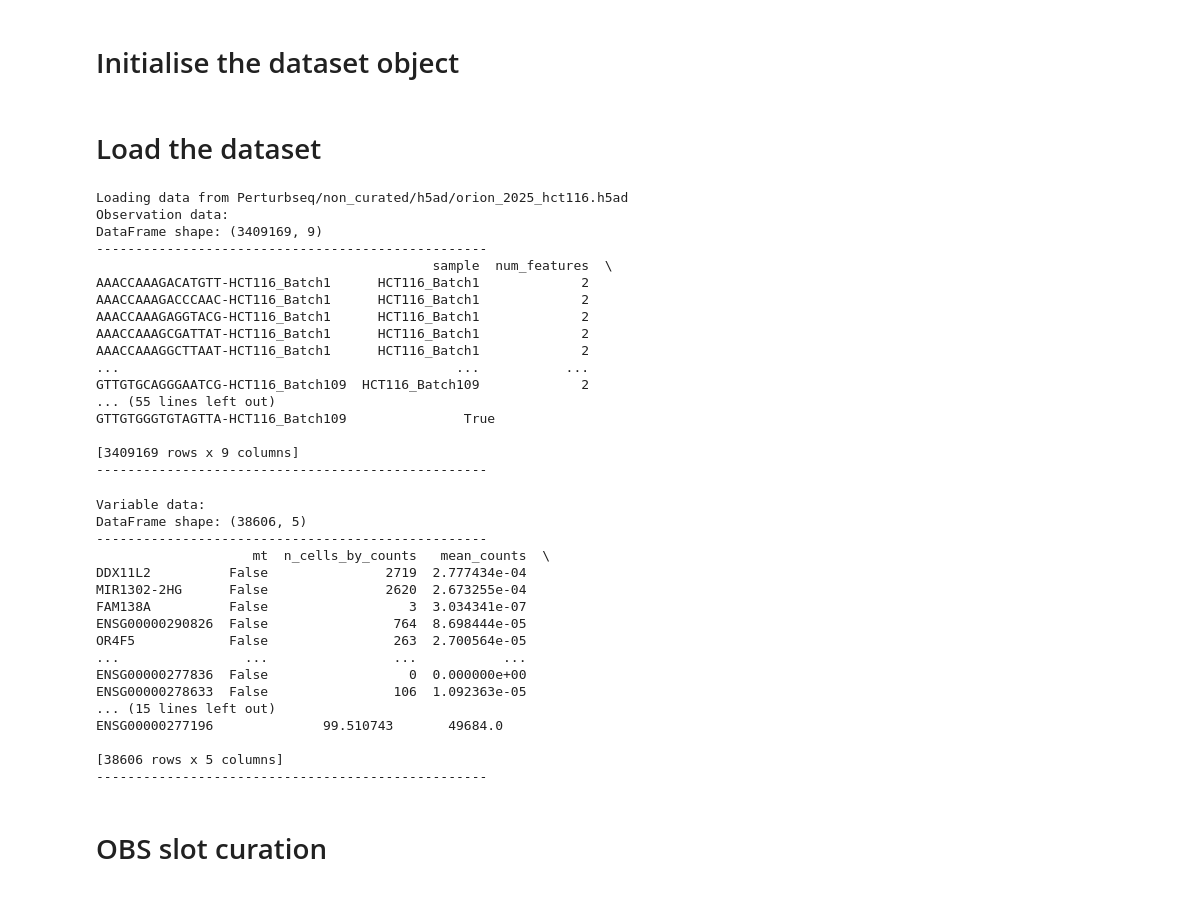
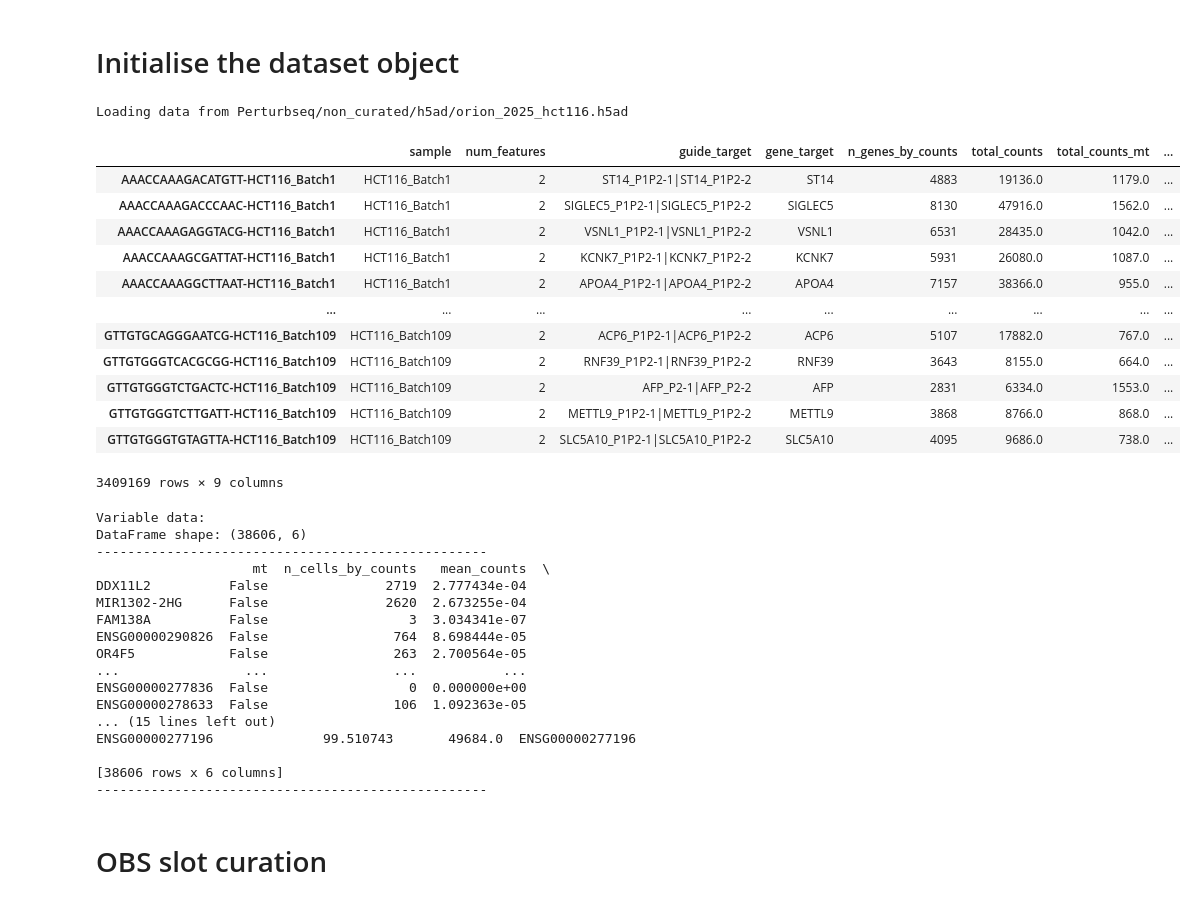
Before and after one commit to EMBL-EBI-ABC/PerturbationCatalogue, a Jupyter notebook: data_exploration/Perturbseq/curation_notebooks/orion_2025_hct116.ipynb, the cells around one changed output. Drawn from its saved outputs; the diff is of its cells as text; code cells hidden in the pictures.

```diff
--- a/data_exploration/Perturbseq/curation_notebooks/orion_2025_hct116.ipynb
+++ b/data_exploration/Perturbseq/curation_notebooks/orion_2025_hct116.ipynb
@@ -130,42 +172,39 @@ export DISABLE_PANDERA_IMPORT_WARNING=True
 # %% [markdown]
 # Initialise the dataset object
 # %%
+noncurated_path = "Perturbseq/non_curated/h5ad/orion_2025_hct116.h5ad"
 cur_data = CuratedDataset(
     obs_schema=ObsSchema,
     var_schema=VarSchema,
     exp_metadata_schema=Experiment,
-    noncurated_path = "Perturbseq/non_curated/h5ad/orion_2025_hct116.h5ad"
+    noncurated_path=noncurated_path
 )
+
+cur_data.load_data()
+# %% [output]
+Loading data from Perturbseq/non_curated/h5ad/orion_2025_hct116.h5ad
-# %% [markdown]
-# Load the dataset
-# %%
-# cur_data.download_data()
-cur_data.load_data()
-# show the data
-cur_data.show_obs()
-# %% [output]
-Loading data from Perturbseq/non_curated/h5ad/orion_2025_hct116.h5ad
-Observation data:
-DataFrame shape: (3409169, 9)
---------------------------------------------------
-                                           sample  num_features  \
-AAACCAAAGACATGTT-HCT116_Batch1      HCT116_Batch1             2
-AAACCAAAGACCCAAC-HCT116_Batch1      HCT116_Batch1             2
-AAACCAAAGAGGTACG-HCT116_Batch1      HCT116_Batch1             2
-AAACCAAAGCGATTAT-HCT116_Batch1      HCT116_Batch1             2
-AAACCAAAGGCTTAAT-HCT116_Batch1      HCT116_Batch1             2
-...                                           ...           ...
-GTTGTGCAGGGAATCG-HCT116_Batch109  HCT116_Batch109             2
-... (55 lines left out)
-GTTGTGGGTGTAGTTA-HCT116_Batch109               True
-
-[3409169 rows x 9 columns]
---------------------------------------------------
+# %%
+cur_data.adata.obs
+# %% [output]
+|  | sample | num_features | guide_target | gene_target | n_genes_by_counts | total_counts | total_counts_mt | ... |
+| AAACCAAAGACATGTT-HCT116_Batch1 | HCT116_Batch1 | 2 | ST14_P1P2-1|ST14_P1P2-2 | ST14 | 4883 | 19136.0 | 1179.0 | ... |
+| AAACCAAAGACCCAAC-HCT116_Batch1 | HCT116_Batch1 | 2 | SIGLEC5_P1P2-1|SIGLEC5_P1P2-2 | SIGLEC5 | 8130 | 47916.0 | 1562.0 | ... |
+| AAACCAAAGAGGTACG-HCT116_Batch1 | HCT116_Batch1 | 2 | VSNL1_P1P2-1|VSNL1_P1P2-2 | VSNL1 | 6531 | 28435.0 | 1042.0 | ... |
+| AAACCAAAGCGATTAT-HCT116_Batch1 | HCT116_Batch1 | 2 | KCNK7_P1P2-1|KCNK7_P1P2-2 | KCNK7 | 5931 | 26080.0 | 1087.0 | ... |
+| AAACCAAAGGCTTAAT-HCT116_Batch1 | HCT116_Batch1 | 2 | APOA4_P1P2-1|APOA4_P1P2-2 | APOA4 | 7157 | 38366.0 | 955.0 | ... |
+| ... | ... | ... | ... | ... | ... | ... | ... | ... |
+| GTTGTGCAGGGAATCG-HCT116_Batch109 | HCT116_Batch109 | 2 | ACP6_P1P2-1|ACP6_P1P2-2 | ACP6 | 5107 | 17882.0 | 767.0 | ... |
+| GTTGTGGGTCACGCGG-HCT116_Batch109 | HCT116_Batch109 | 2 | RNF39_P1P2-1|RNF39_P1P2-2 | RNF39 | 3643 | 8155.0 | 664.0 | ... |
+| GTTGTGGGTCTGACTC-HCT116_Batch109 | HCT116_Batch109 | 2 | AFP_P2-1|AFP_P2-2 | AFP | 2831 | 6334.0 | 1553.0 | ... |
+| GTTGTGGGTCTTGATT-HCT116_Batch109 | HCT116_Batch109 | 2 | METTL9_P1P2-1|METTL9_P1P2-2 | METTL9 | 3868 | 8766.0 | 868.0 | ... |
+| GTTGTGGGTGTAGTTA-HCT116_Batch109 | HCT116_Batch109 | 2 | SLC5A10_P1P2-1|SLC5A10_P1P2-2 | SLC5A10 | 4095 | 9686.0 | 738.0 | ... |
+3409169 rows × 9 columns
 # %%
+cur_data.adata.var['gene_symbol'] = cur_data.adata.var.index
 cur_data.show_var()
 # %% [output]
 Variable data:
-DataFrame shape: (38606, 5)
+DataFrame shape: (38606, 6)
 --------------------------------------------------
                     mt  n_cells_by_counts   mean_counts  \
 DDX11L2          False               2719  2.777434e-04
@@ -177,9 +216,9 @@ OR4F5            False                263  2.700564e-05
 ENSG00000277836  False                  0  0.000000e+00
 ENSG00000278633  False                106  1.092363e-05
 ... (15 lines left out)
-ENSG00000277196              99.510743       49684.0
+ENSG00000277196              99.510743       49684.0  ENSG00000277196
 
-[38606 rows x 5 columns]
+[38606 rows x 6 columns]
 --------------------------------------------------
 # %% [markdown]
 # OBS slot curation
```
Also changed, not shown: parts of 44 cells of this notebook, 3 other files.
